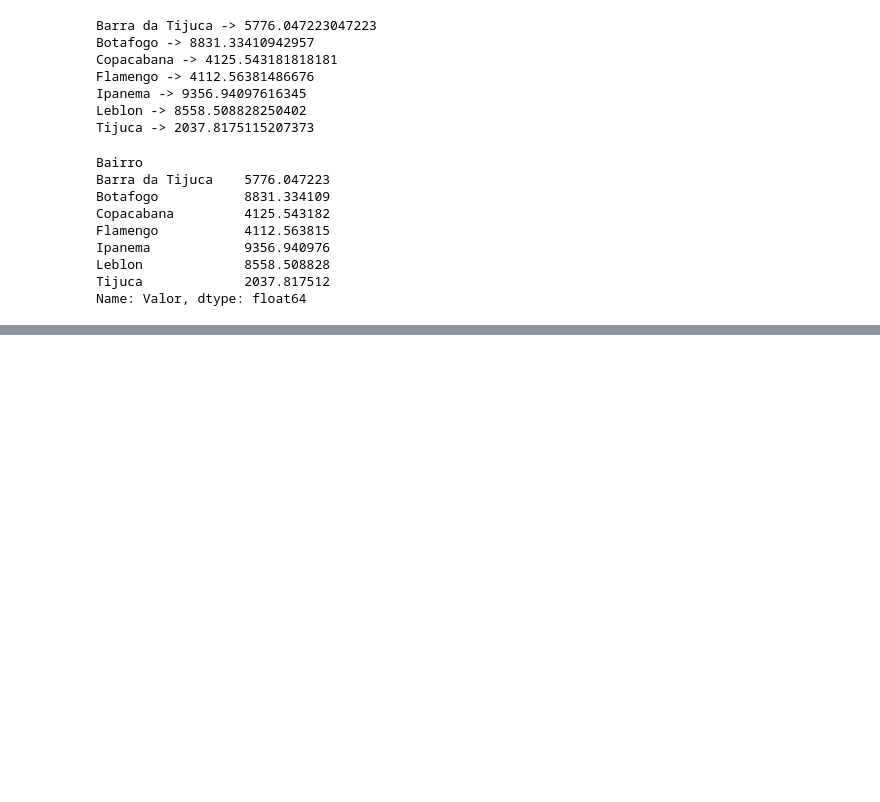
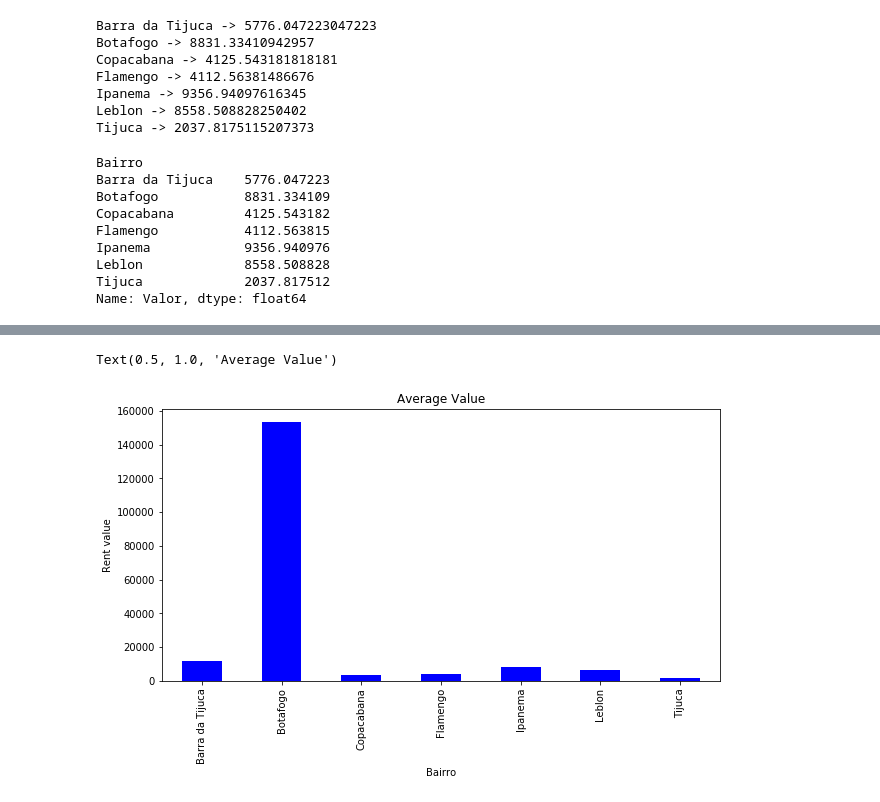
Before and after one commit to felipepereira2697/DataScience, a Jupyter notebook: Grouping.ipynb, the cells around one changed output, grey strips where cells are left out. Drawn from its saved outputs; the diff is of its cells as text; code cells hidden in the pictures; blank space fills up the shorter version.

```diff
--- a/Grouping.ipynb
+++ b/Grouping.ipynb
@@ -101,0 +153,9 @@ neighborhood_group[['Valor']''.mean().round(2)
+# %%
+plt.rc('figure', figsize = (10,5))
+# %%
+fig = neighborhood_group['Valor'].std().plot.bar(color='blue')
+fig.set_ylabel('Rent value')
+fig.set_title('Average Value')
+# %% [output]
+Text(0.5, 1.0, 'Average Value')
+[figure, added]
```
Also changed, not shown: parts of 6 cells of this notebook.
